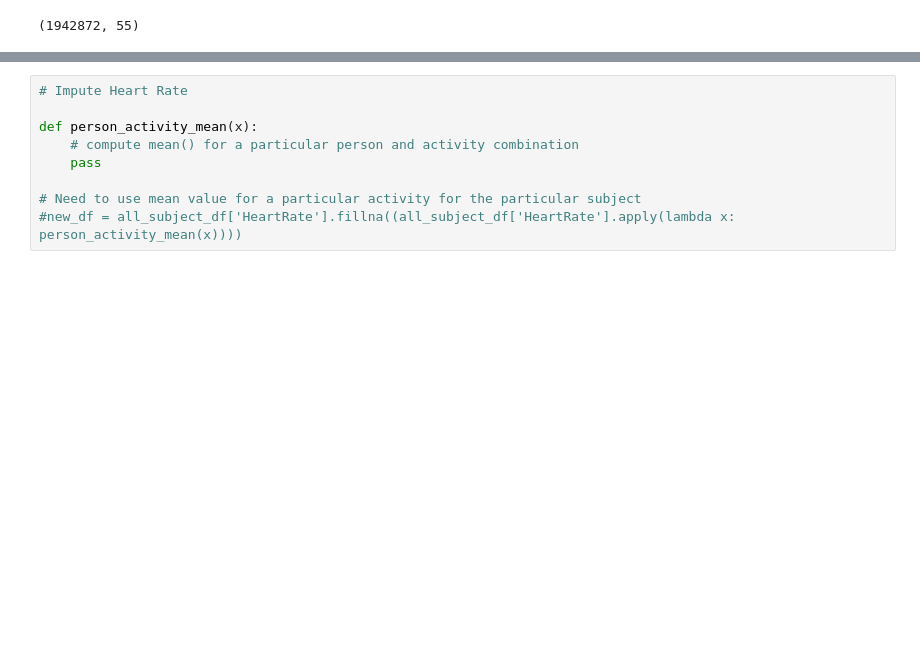
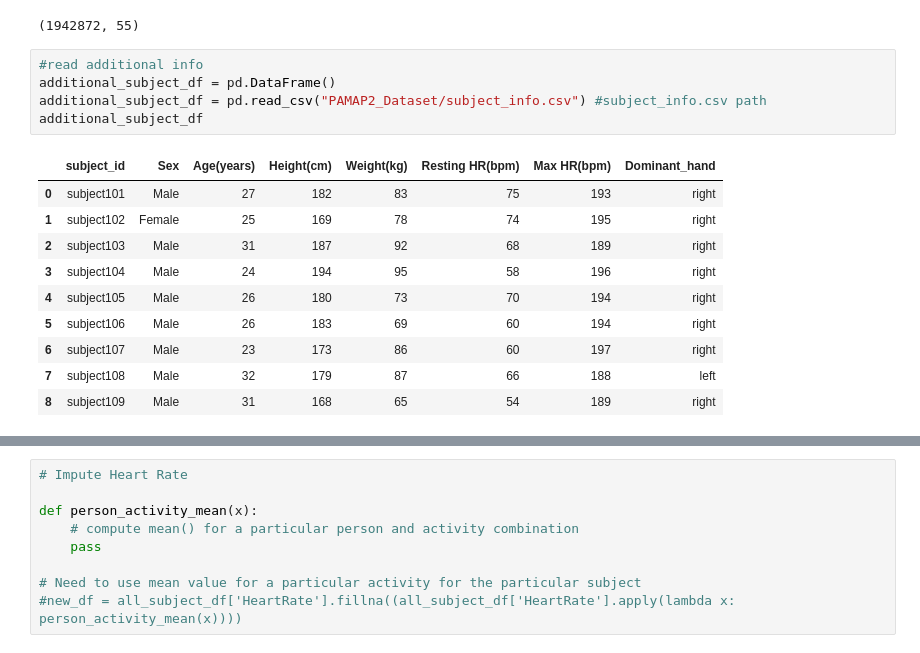
Before and after one commit to vishumanvi/cmpe255-termproject, a Jupyter notebook: CMPE255-HumanActivityClassifier.ipynb, the cells around one changed output, grey strips where cells are left out. Saved outputs shown, nothing was run; the diff lists cells and outputs as text; blank space fills up the shorter version.

```diff
--- a/CMPE255-HumanActivityClassifier.ipynb
+++ b/CMPE255-HumanActivityClassifier.ipynb
@@ -189,3 +191,19 @@ Commented because of the processing time
 all_subject_df.shape
 # %% [output]
 (1942872, 55)
+# %%
+#read additional info
+additional_subject_df = pd.DataFrame()
+additional_subject_df = pd.read_csv("PAMAP2_Dataset/subject_info.csv") #subject_info.csv path
+additional_subject_df
+# %% [output]
+|  | subject_id | Sex | Age(years) | Height(cm) | Weight(kg) | Resting HR(bpm) | Max HR(bpm) | Dominant_hand |
+| 0 | subject101 | Male | 27 | 182 | 83 | 75 | 193 | right |
+| 1 | subject102 | Female | 25 | 169 | 78 | 74 | 195 | right |
+| 2 | subject103 | Male | 31 | 187 | 92 | 68 | 189 | right |
+| 3 | subject104 | Male | 24 | 194 | 95 | 58 | 196 | right |
+| 4 | subject105 | Male | 26 | 180 | 73 | 70 | 194 | right |
+| 5 | subject106 | Male | 26 | 183 | 69 | 60 | 194 | right |
+| 6 | subject107 | Male | 23 | 173 | 86 | 60 | 197 | right |
+| 7 | subject108 | Male | 32 | 179 | 87 | 66 | 188 | left |
+| 8 | subject109 | Male | 31 | 168 | 65 | 54 | 189 | right |
```
Also changed, not shown: parts of 6 cells of this notebook, 1 other file.
